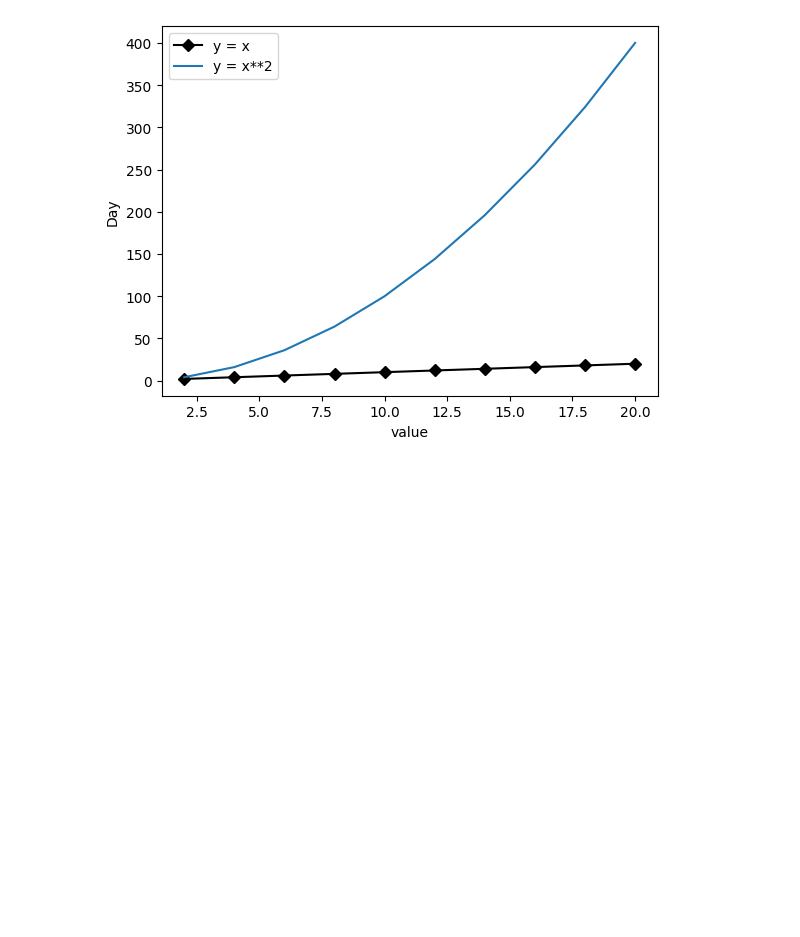
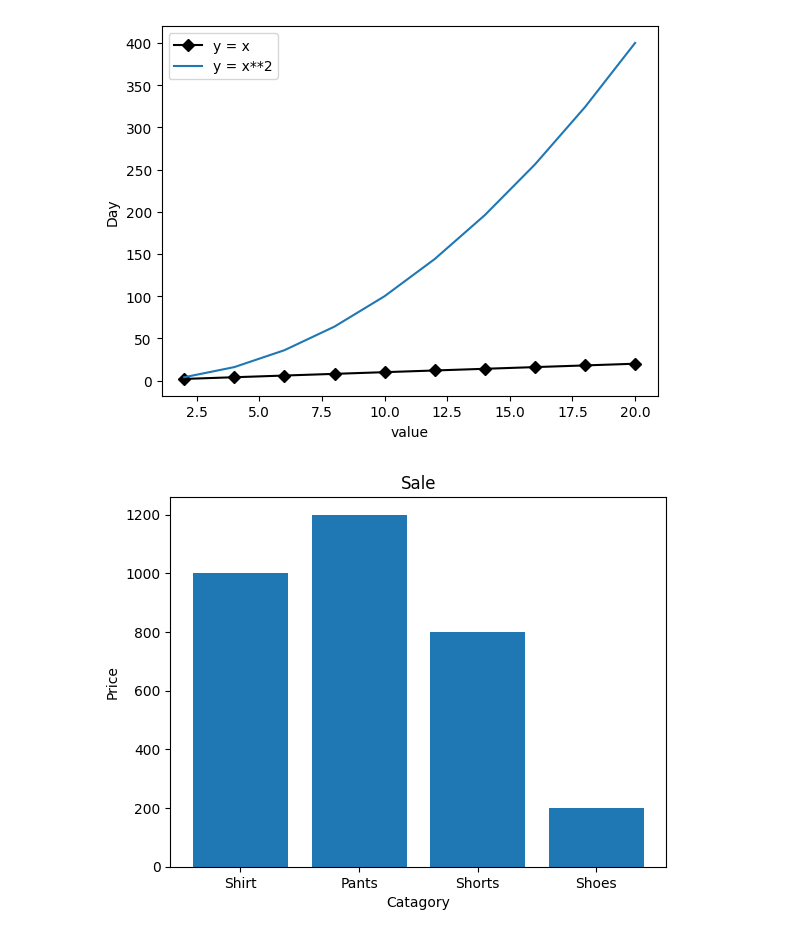
Before and after one commit to AofKMUTNB/Data, a Jupyter notebook: Python Data Visualization.ipynb, the cells around one changed output. Drawn from its saved outputs; the diff is of its cells as text; code cells hidden in the pictures; blank space fills up the shorter version.

```diff
--- a/Python Data Visualization.ipynb
+++ b/Python Data Visualization.ipynb
@@ -36,3 +36,17 @@ plt.show
 # %% [output]
 <function matplotlib.pyplot.show(close=None, block=None)>
 [figure]
+# %%
+import numpy as np
+import matplotlib.pyplot as plt
+import seaborn as srs
+x = ['Shirt','Pants','Shorts','Shoes']
+y = [1000,1200,800,200]
+
+plt.bar(x,y)
+plt.title('Sale')
+plt.xlabel('Catagory')
+plt.ylabel('Price')
+plt.show()
+# %% [output]
+[figure, added]
```
Also changed, not shown: parts of 6 cells of this notebook, 1 other file.
